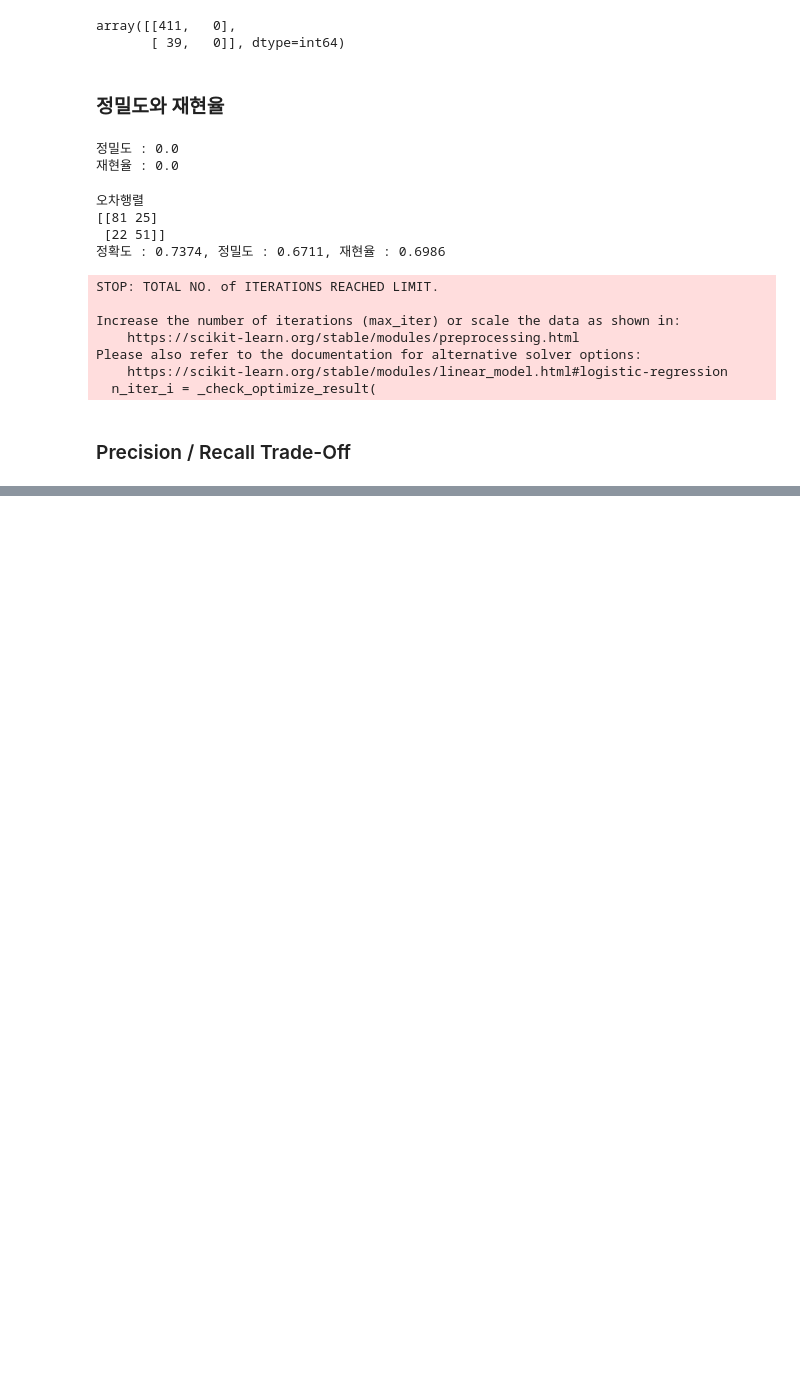
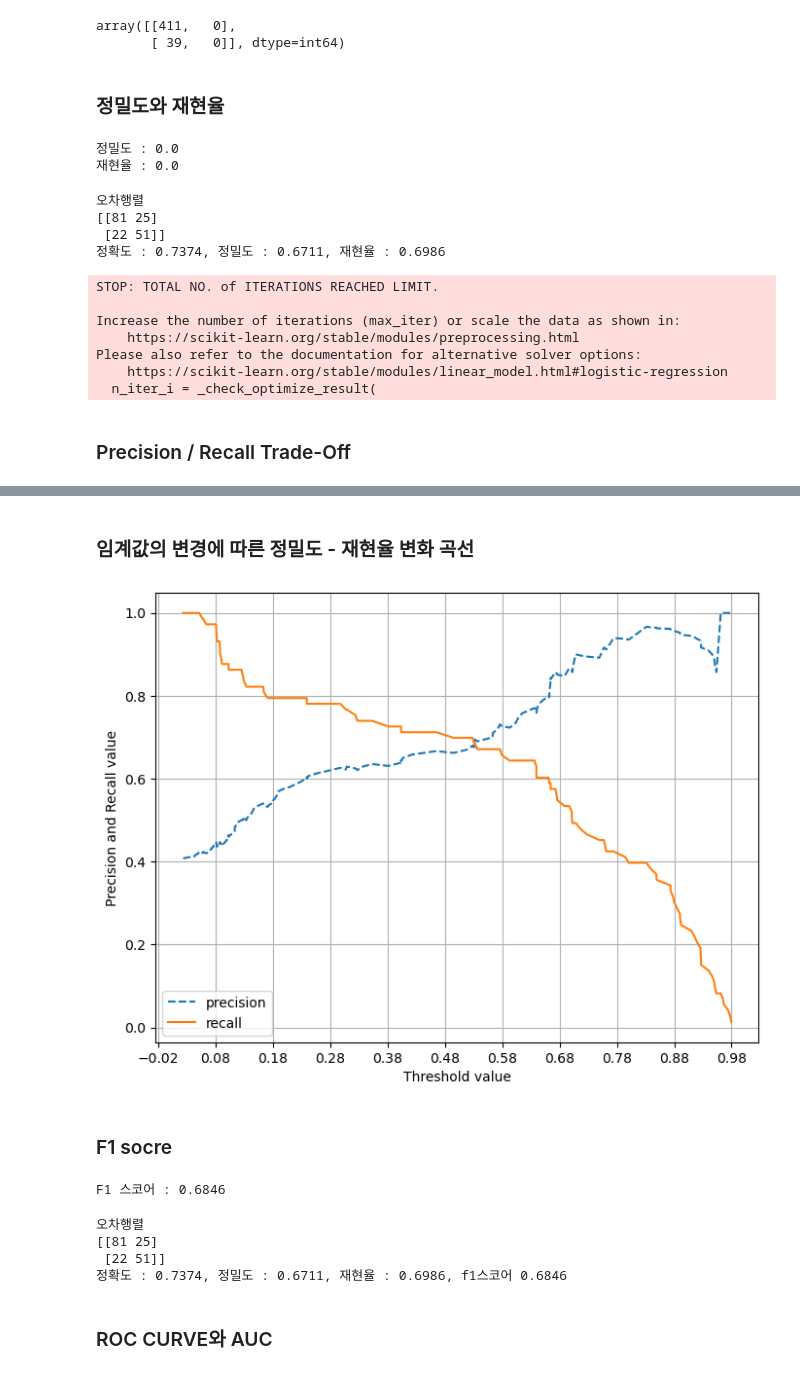
Before and after one commit to Kkaemii/SeSac_Practice, a Jupyter notebook: machine_learning_prac/accuracy_confusion.ipynb, the cells around one changed output, grey strips where cells are left out. Drawn from its saved outputs; the diff is of its cells as text; code cells hidden in the pictures; blank space fills up the shorter version.

```diff
--- a/machine_learning_prac/accuracy_confusion.ipynb
+++ b/machine_learning_prac/accuracy_confusion.ipynb
@@ -207,0 +351,61 @@ Please also refer to the documentation for alternative solver options:
+# %% [markdown]
+### 임계값의 변경에 따른 정밀도 - 재현율 변화 곡선
+# %%
+import matplotlib.pyplot as plt
+import matplotlib.ticker as ticker
+
+def precision_recall_curve_plot(y_test, pred_proba_c1):
+  #threshold ndarray와 threshold에 따른 정밀도, 재현율 ndarray 추출
+  precisions, recalls, thresholds = precision_recall_curve(y_test, pred_proba_c1)
+
+  plt.figure(figsize=(8,6))
+  threshold_boundray = thresholds.shape[0]
+  plt.plot(thresholds, precisions[0:threshold_boundray], linestyle='--', label='precision')
+  plt.plot(thresholds, recalls[0:threshold_boundray], label='recall')
+
+  #threshold 값 X축의 Scale을 0.1 단위로 변경
+  start, end = plt.xlim()
+  plt.xticks(np.round(np.arange(start, end, 0.1),2))
+
+  # x축, y축 label과 legend, 그리고 gird설정
+  plt.xlabel('Threshold value')
+  plt.ylabel('Precision and Recall value')
+  plt.legend()
+  plt.grid()
+  plt.show()
+
+precision_recall_curve_plot(y_test, lr_clf.predict_proba(X_test)[:, 1])
+# %% [output]
+[figure, added]
+# %% [markdown]
+### F1 socre
+# %%
+from sklearn.metrics import f1_score
+f1 = f1_score(y_test, pred)
+print(f'F1 스코어 : {f1 :.4f}')
+# %% [output]
+F1 스코어 : 0.6846
+# %%
+def get_clf_eval(y_test, pred):
+  confusion = confusion_matrix(y_test, pred)
+  accuracy = accuracy_score(y_test, pred)
+  precision = precision_score(y_test, pred)
+  recall = recall_score(y_test, pred)
+
+  #f1스코어 추가
+  f1 = f1_score(y_test, pred)
+  print('오차행렬')
+  print(confusion)
+  print(f'정확도 : {accuracy:.4f}, 정밀도 : {precision:.4f}, 재현율 : {recall:.4f}, f1스코어 {f1:.4f}')
+
+
+thresholds = [0.4, 0.45, 0.5, 0.55, 0.6]
+pred_proba = lr_clf.predict_proba(X_test)
+get_clf_eval(y_test, pred)
+# %% [output]
+오차행렬
+[[81 25]
+ [22 51]]
+정확도 : 0.7374, 정밀도 : 0.6711, 재현율 : 0.6986, f1스코어 0.6846
+# %% [markdown]
+### ROC CURVE와 AUC
```
Also changed, not shown: parts of 15 cells of this notebook, 6 other files.
